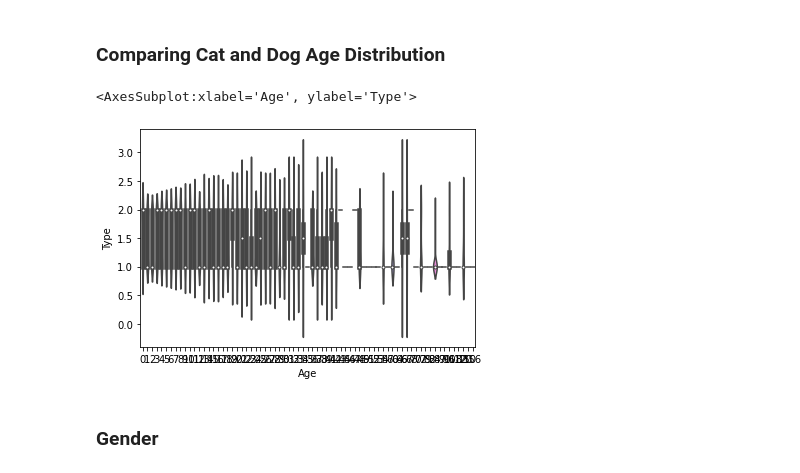
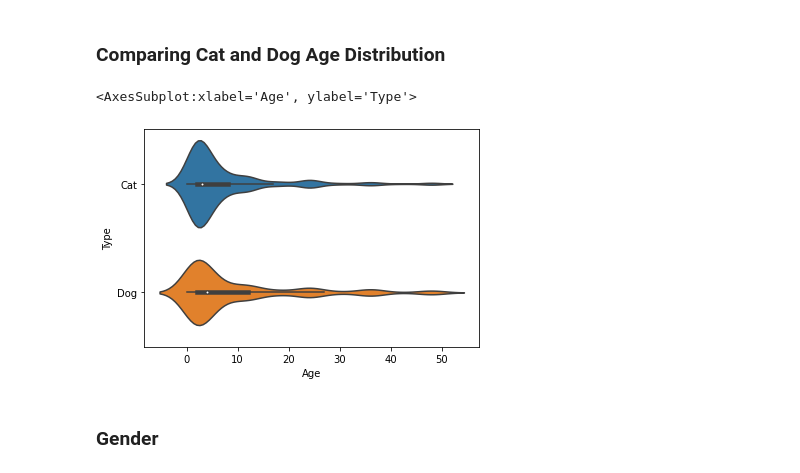
Before and after one commit to naufaldi-fir/adoption-prediction-project, a Jupyter notebook: Exploration on Age, Gender, Maturity Size, Furlength and Quantity.ipynb, the cells around one changed output. Cells and saved outputs as stored; diff of their text form; code cells hidden in the pictures.

Commit message:
plot violin age distribution cat and dog

```diff
--- a/Exploration on Age, Gender, Maturity Size, Furlength and Quantity.ipynb
+++ b/Exploration on Age, Gender, Maturity Size, Furlength and Quantity.ipynb
@@ -64,3 +64,7 @@ Insight_2: There are less names and descriptions (13736 and 14981 respectively)
 Insight_3: For majority of the animals, there was no adoption after 100 days of being listed.
 Insight_4: There are more number of dogs than cats in the dataset
 Insight_5: Majority of the animals are healthy
+# %%
+mapping = {1:"Dog", 2:"Cat"}
+df["Type"]  = df["Type"].replace(mapping)
+df.head()
@@ -101,10 +113,10 @@ sns.violinplot(data = df[(df.Age < 50)],x = "Age", orient = "h", inner = None)
 ### Comparing Cat and Dog Age Distribution
 # %%
 # Age distribution with violin plot
-sns.violinplot(data = df, y = "Type", x = "Age")
+sns.violinplot(data = df[(df.Age < 50)], y = "Type", x = "Age")
 # %% [output]
 <AxesSubplot:xlabel='Age', ylabel='Type'>
-[figure, old version]
+[figure, new version]
 # %% [markdown]
 ### Gender
 # %%
```
Also changed, not shown: parts of 1 cell of this notebook.
